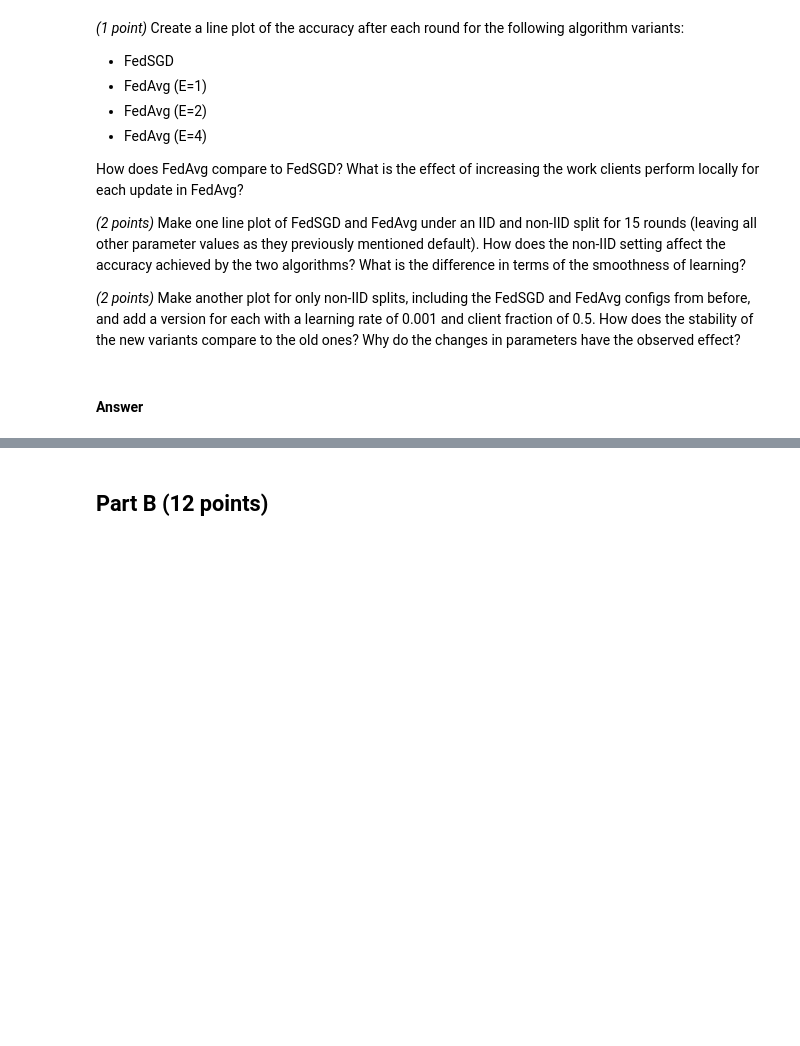
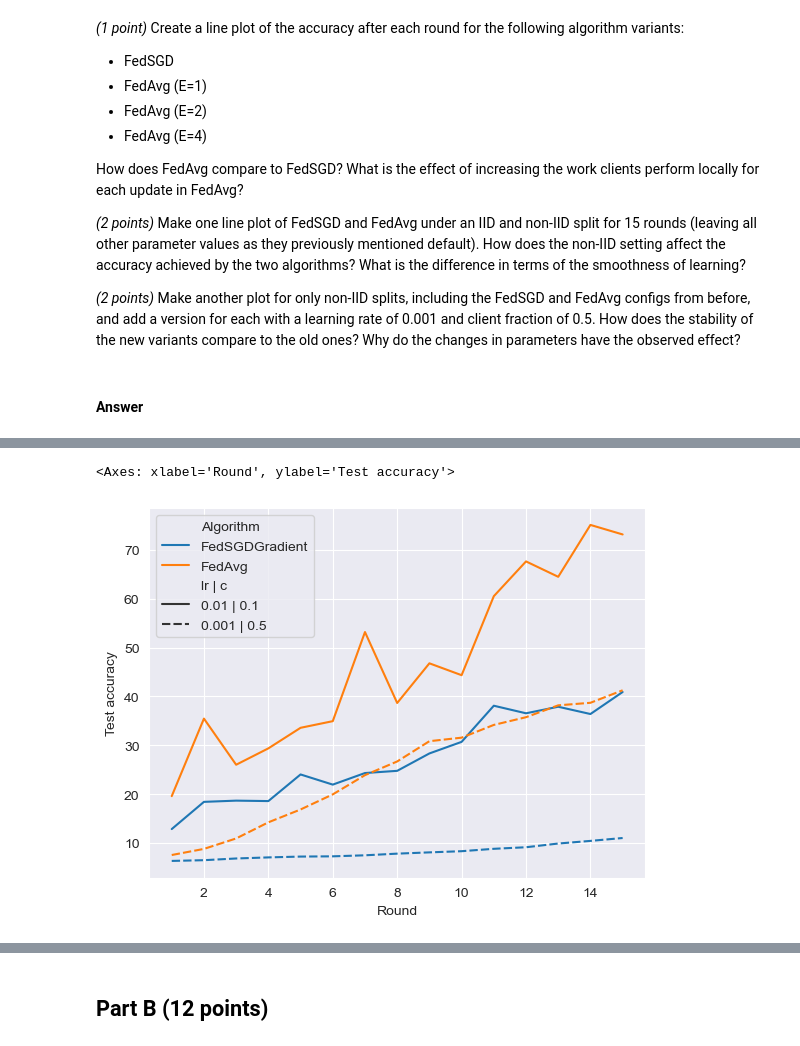
Before and after one commit to bastienjossen/DDL25Spring, a Jupyter notebook: lab/homework-1.ipynb, the cells around one changed output, grey strips where cells are left out. Drawn from its saved outputs; the diff is of its cells as text; code cells hidden in the pictures; blank space fills up the shorter version.

```diff
--- a/lab/homework-1.ipynb
+++ b/lab/homework-1.ipynb
@@ -132,0 +517,28 @@ TODO
+# %%
+sample_split = split(n, False, seed=10)
+server = FedSgdGradientServer(lr, sample_split, c, seed=seed)
+result = server.run(15)
+df_SDG = result.as_df()
+df_SDG["lr | c"] = "0.01 | 0.1"
+server = FedAvgServer(lr, b, sample_split, c, e ,seed=seed)
+result = server.run(15)
+df_Avg = result.as_df()
+df_Avg["lr | c"] = "0.01 | 0.1"
+dfs.append(df_SDG)
+dfs.append(df_Avg)
+server = FedSgdGradientServer(0.001, sample_split, 0.5, seed=seed)
+result = server.run(15)
+df_SDG = result.as_df()
+df_SDG["lr | c"] = "0.001 | 0.5"
+server = FedAvgServer(0.001, b, sample_split, 0.5, e ,seed=seed)
+result = server.run(15)
+df_Avg = result.as_df()
+df_Avg["lr | c"] = "0.001 | 0.5"
+dfs.append(df_SDG)
+dfs.append(df_Avg)
+
+df = pd.concat(dfs)
+sns.lineplot(data=df, x="Round", y="Test accuracy", hue="Algorithm", style="lr | c")
+# %% [output]
+<Axes: xlabel='Round', ylabel='Test accuracy'>
+[figure, added]
```
Also changed, not shown: parts of 31 cells of this notebook, 1 other file.
